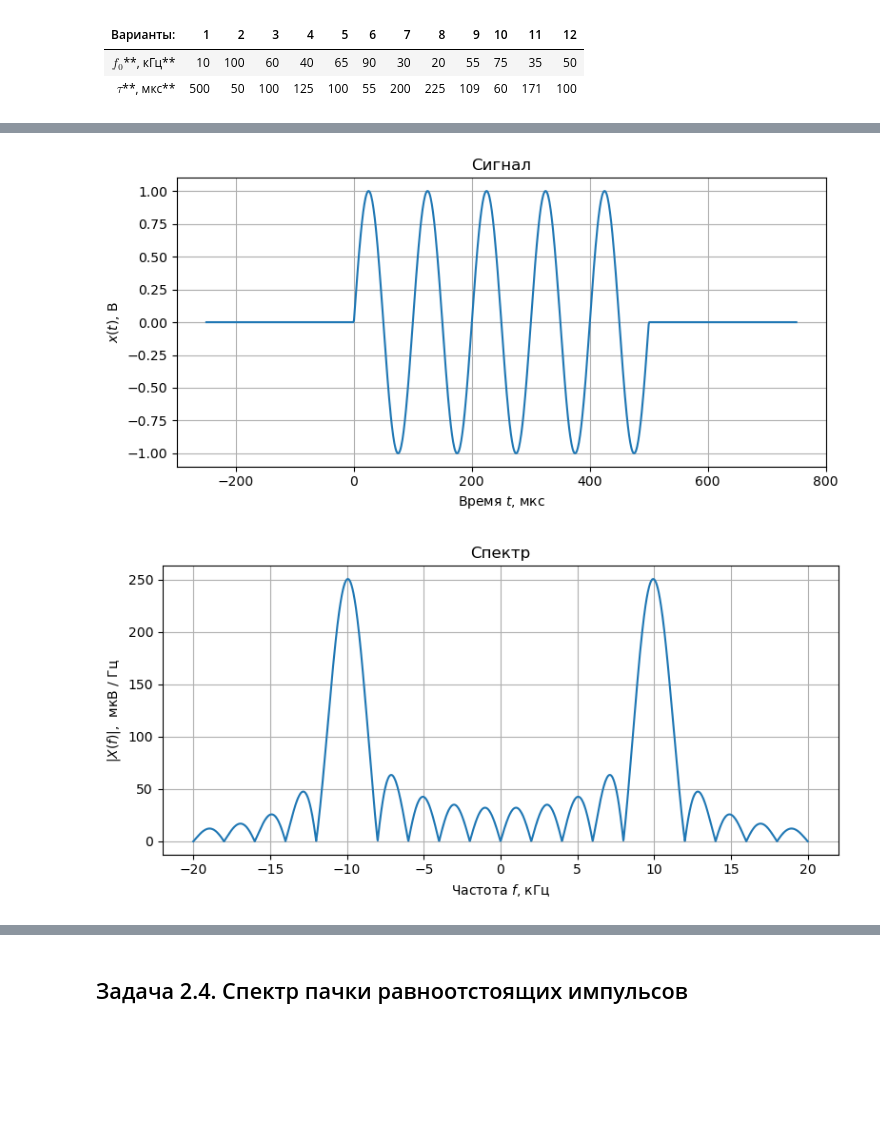
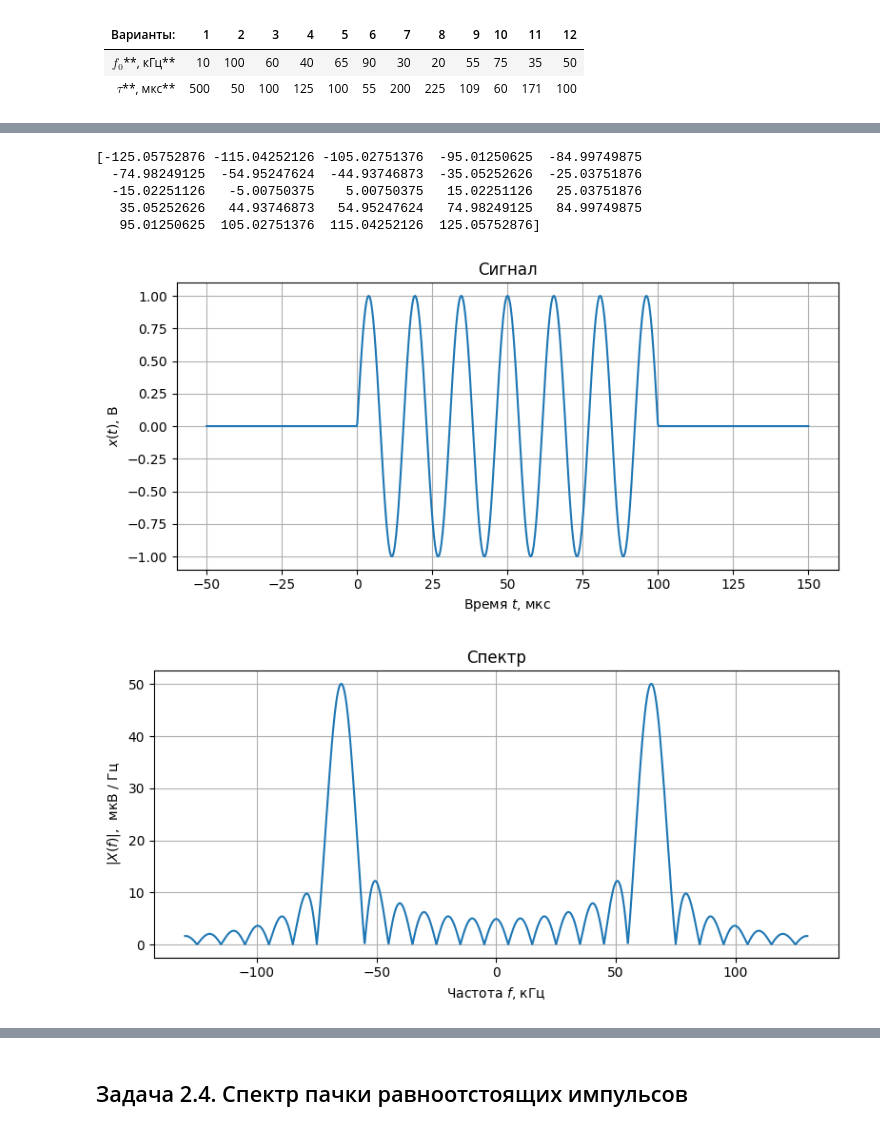
Before and after one commit to isshlyapin/rt_lab_5sem, a Jupyter notebook: lab1/lab1_shlyapin.ipynb, the cells around one changed output, grey strips where cells are left out. Saved outputs shown, nothing was run; the diff lists cells and outputs as text; code cells hidden in the pictures; blank space fills up the shorter version.

```diff
--- a/lab1/lab1_shlyapin.ipynb
+++ b/lab1/lab1_shlyapin.ipynb
@@ -459,37 +613,46 @@ plt.show()
 3) Сравнить спектр периодического сигнала  $x(t)=\sin(2\pi f_0 t)$ с получившимися графиками.
 # %%
-f0=10*1e3       # 10 кГц
-tau=500*1e-6    # 500 мкс
+f0=65*1e3       # 65 кГц
+tau=100*1e-6    # 00 мкс
 
 def sin_with_boxcar(t, tau):
     if 0<=t<=tau:
         # случай прямоугольного окна
         return np.sin(2*np.pi*f0*t)
         # случай окна Ханна
         # return np.sin(2*np.pi*f0*t) * (0.5+0.5*np.cos(np.pi*(t-tau/2)/(tau/2)))
     else:
         return 0.0
 
 f_band=np.linspace(-2*f0, 2*f0, 2000)
+t_band=np.linspace(-0.5*tau, 1.5*tau, 1024)
 
-t_band=np.linspace(-0.5*tau, 1.5*tau, 1024)
+
+minima, _ = find_peaks(-fourier_transform(signal=sin_with_boxcar, f_band=f_band, tau=tau, t1=-2*tau, t2=2*tau, res_type="abs")*1e6)
+print(f_band[minima]/1e3)
+
 plt.figure(figsize=[8, 4])
 plt.plot(t_band*1e6, [sin_with_boxcar(t, tau) for t in t_band])
 plt.title("Сигнал")
 plt.xlabel("Время $t$, мкс")
 plt.ylabel("$x(t)$, В")
 plt.tight_layout()
 plt.grid()
 plt.show()
 
 plt.figure(figsize=[8, 4])
 plt.plot(f_band/1e3, fourier_transform(signal=sin_with_boxcar, f_band=f_band, tau=tau, t1=-2*tau, t2=2*tau, res_type="abs")*1e6)
 plt.title("Спектр")
 plt.xlabel("Частота $f$, кГц")
 plt.ylabel("$|X(f)|$,  мкВ / Гц")
 plt.tight_layout()
 plt.grid()
 plt.show()
 # %% [output]
+[-125.05752876 -115.04252126 -105.02751376  -95.01250625  -84.99749875
+  -74.98249125  -54.95247624  -44.93746873  -35.05252626  -25.03751876
+  -15.02251126   -5.00750375    5.00750375   15.02251126   25.03751876
+   35.05252626   44.93746873   54.95247624   74.98249125   84.99749875
+   95.01250625  105.02751376  115.04252126  125.05752876]
-[figure, old version]
+[figure, new version]
-[figure, old version]
+[figure, new version]
```
Also changed, not shown: parts of 10 cells of this notebook.
